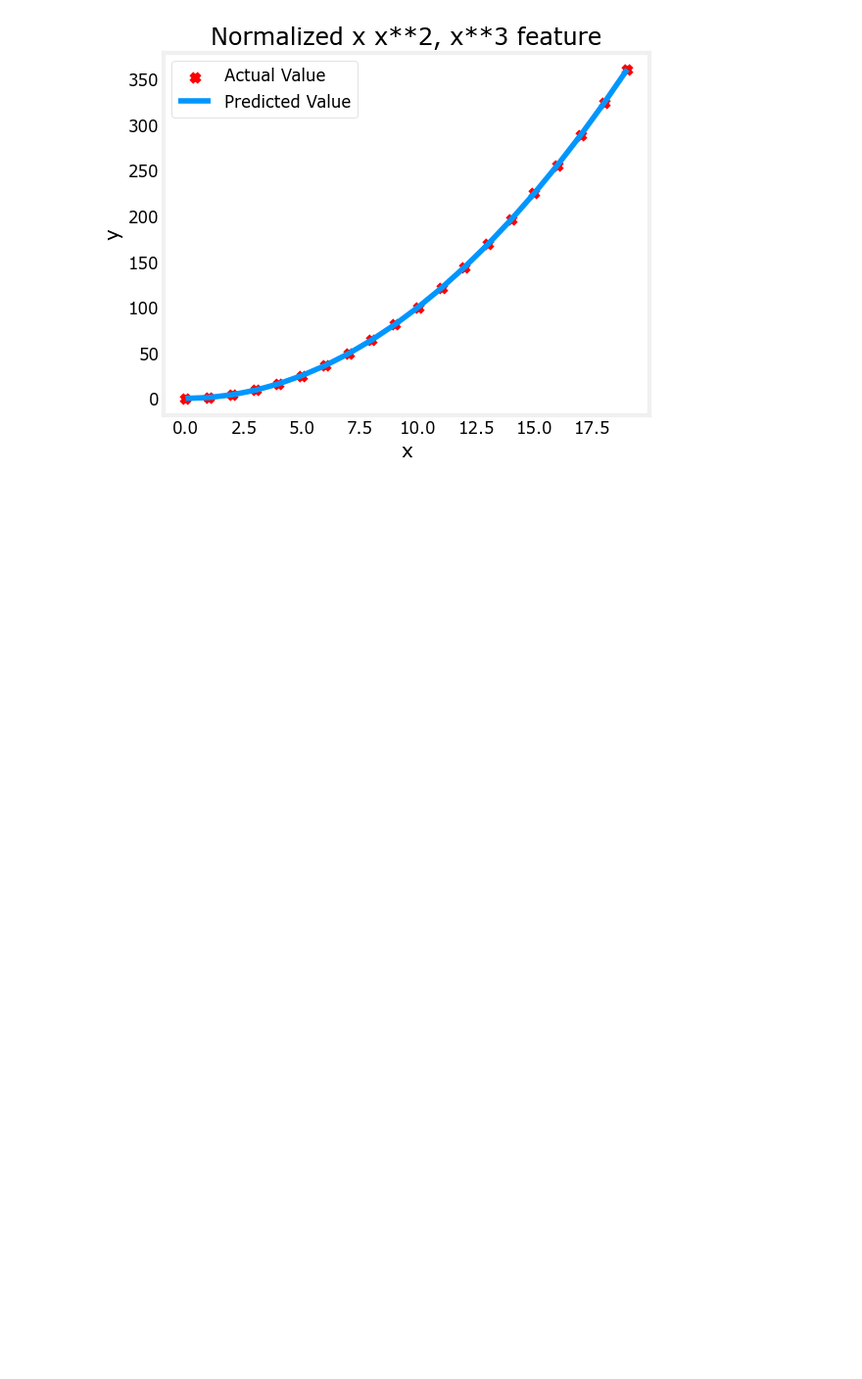
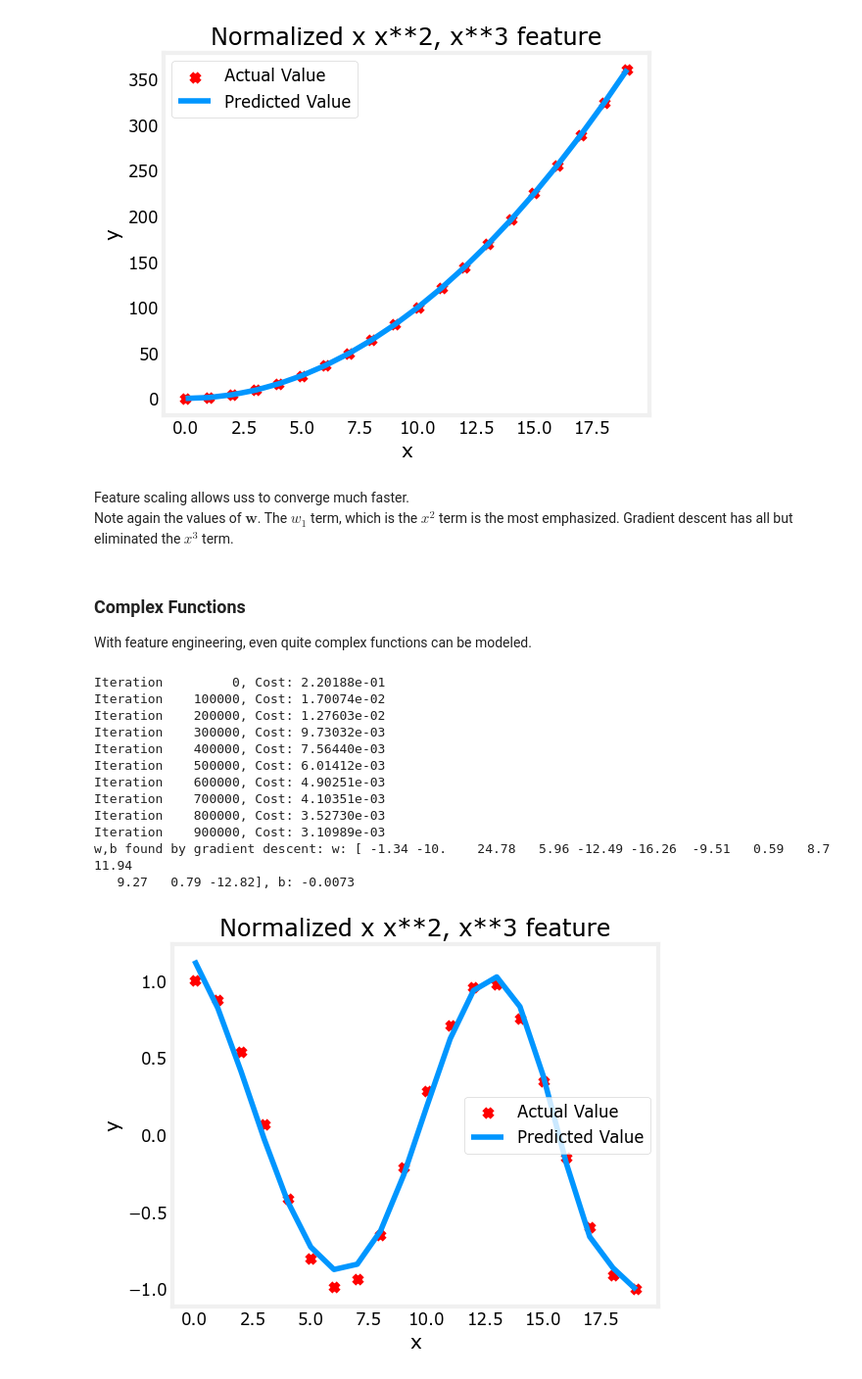
Before and after one commit to aaditya29/Machine-Learning-Tutorial, a Jupyter notebook: 1. Machine Learning Specialisation/1.1 Supervised Machine Learning: Regression and Classification/Week 2/Jupyter Labs/Lab 4/Lab4.ipynb, the cells around one changed output. Shown at 98% size. Saved outputs shown, nothing was run; the diff lists cells and outputs as text; code cells hidden in the pictures; blank space fills up the shorter version.

```diff
--- a/1. Machine Learning Specialisation/1.1 Supervised Machine Learning: Regression and Classification/Week 2/Jupyter Labs/Lab 4/Lab4.ipynb
+++ b/1. Machine Learning Specialisation/1.1 Supervised Machine Learning: Regression and Classification/Week 2/Jupyter Labs/Lab 4/Lab4.ipynb
@@ -193,3 +193,39 @@ Iteration     80000, Cost: 3.63004e-09
 Iteration     90000, Cost: 2.58497e-10
 w,b found by gradient descent: w: [5.27e-05 1.13e+02 8.43e-05], b: 123.5000
 [figure]
+# %% [markdown]
+Feature scaling allows uss to converge much faster.<br>
+Note again the values of $\mathbf{w}$. The $w_1$ term, which is the $x^2$ term is the most emphasized. Gradient descent has all but eliminated the $x^3$ term.
+# %% [markdown]
+### Complex Functions
+With feature engineering, even quite complex functions can be modeled.
+# %%
+x = np.arange(0, 20, 1)
+y = np.cos(x/2)
+
+X = np.c_[x, x**2, x**3, x**4, x**5, x**6, x **7, x**8, x**9, x**10, x**11, x**12, x**13]
+X = zscore_normalize_features(X)
+
+model_w, model_b = run_gradient_descent_feng(X, y, iterations=1000000, alpha=1e-1)
+
+plt.scatter(x, y, marker='x', c='r', label="Actual Value")
+plt.title("Normalized x x**2, x**3 feature")
+plt.plot(x, X@model_w + model_b, label="Predicted Value")
+plt.xlabel("x")
+plt.ylabel("y")
+plt.legend()
+plt.show()
+# %% [output]
+Iteration         0, Cost: 2.20188e-01
+Iteration    100000, Cost: 1.70074e-02
+Iteration    200000, Cost: 1.27603e-02
+Iteration    300000, Cost: 9.73032e-03
+Iteration    400000, Cost: 7.56440e-03
+Iteration    500000, Cost: 6.01412e-03
+Iteration    600000, Cost: 4.90251e-03
+Iteration    700000, Cost: 4.10351e-03
+Iteration    800000, Cost: 3.52730e-03
+Iteration    900000, Cost: 3.10989e-03
+w,b found by gradient descent: w: [ -1.34 -10.    24.78   5.96 -12.49 -16.26  -9.51   0.59   8.7   11.94
+   9.27   0.79 -12.82], b: -0.0073
+[figure, added]
```
